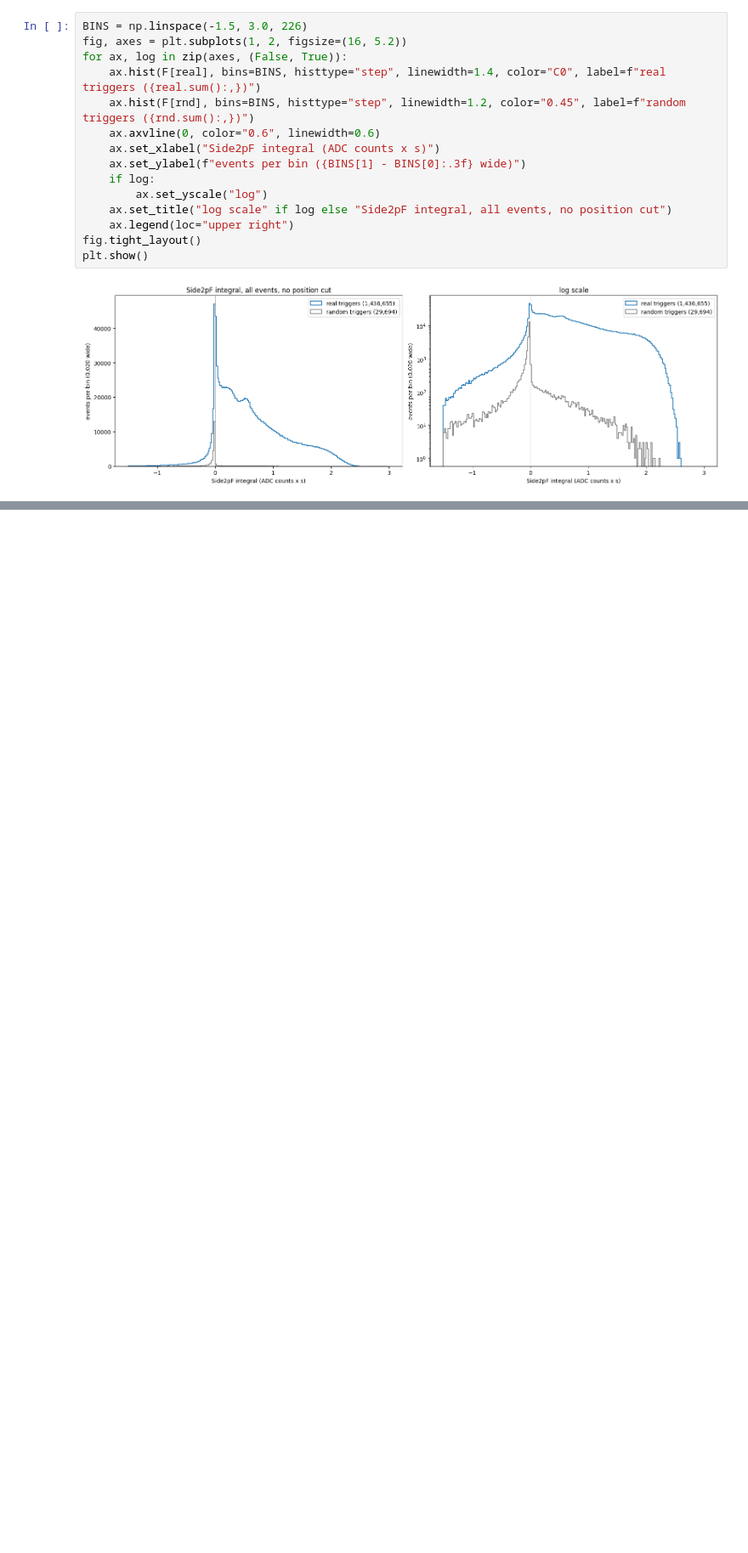
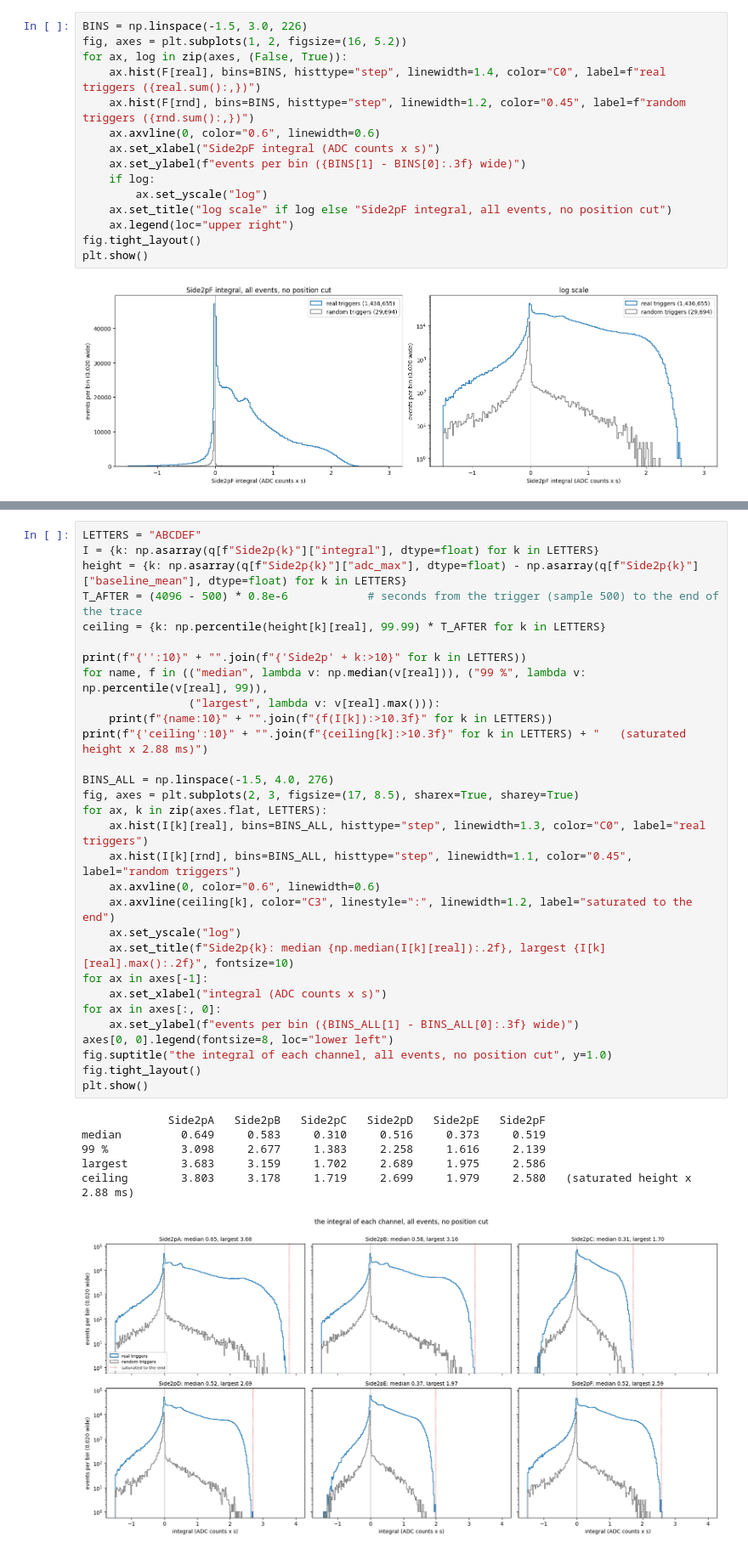
Before and after one commit to villano-lab/NSDF-Data, a Jupyter notebook: data_analysis/R76/notebooks/relcal/spectrum-82v-total.ipynb, the cells around one changed output, grey strips where cells are left out. Shown at 85% size. Cells and saved outputs as stored; diff of their text form; blank space fills up the shorter version.

```diff
--- a/data_analysis/R76/notebooks/relcal/spectrum-82v-total.ipynb
+++ b/data_analysis/R76/notebooks/relcal/spectrum-82v-total.ipynb
@@ -52,0 +57,37 @@ plt.show()
+# %%
+LETTERS = "ABCDEF"
+I = {k: np.asarray(q[f"Side2p{k}"]["integral"], dtype=float) for k in LETTERS}
+height = {k: np.asarray(q[f"Side2p{k}"]["adc_max"], dtype=float) - np.asarray(q[f"Side2p{k}"]["baseline_mean"], dtype=float) for k in LETTERS}
+T_AFTER = (4096 - 500) * 0.8e-6            # seconds from the trigger (sample 500) to the end of the trace
+ceiling = {k: np.percentile(height[k][real], 99.99) * T_AFTER for k in LETTERS}
+
+print(f"{'':10}" + "".join(f"{'Side2p' + k:>10}" for k in LETTERS))
+for name, f in (("median", lambda v: np.median(v[real])), ("99 %", lambda v: np.percentile(v[real], 99)),
+                ("largest", lambda v: v[real].max())):
+    print(f"{name:10}" + "".join(f"{f(I[k]):>10.3f}" for k in LETTERS))
+print(f"{'ceiling':10}" + "".join(f"{ceiling[k]:>10.3f}" for k in LETTERS) + "   (saturated height x 2.88 ms)")
+
+BINS_ALL = np.linspace(-1.5, 4.0, 276)
+fig, axes = plt.subplots(2, 3, figsize=(17, 8.5), sharex=True, sharey=True)
+for ax, k in zip(axes.flat, LETTERS):
+    ax.hist(I[k][real], bins=BINS_ALL, histtype="step", linewidth=1.3, color="C0", label="real triggers")
+    ax.hist(I[k][rnd], bins=BINS_ALL, histtype="step", linewidth=1.1, color="0.45", label="random triggers")
+    ax.axvline(0, color="0.6", linewidth=0.6)
+    ax.axvline(ceiling[k], color="C3", linestyle=":", linewidth=1.2, label="saturated to the end")
+    ax.set_yscale("log")
+    ax.set_title(f"Side2p{k}: median {np.median(I[k][real]):.2f}, largest {I[k][real].max():.2f}", fontsize=10)
+for ax in axes[-1]:
+    ax.set_xlabel("integral (ADC counts x s)")
+for ax in axes[:, 0]:
+    ax.set_ylabel(f"events per bin ({BINS_ALL[1] - BINS_ALL[0]:.3f} wide)")
+axes[0, 0].legend(fontsize=8, loc="lower left")
+fig.suptitle("the integral of each channel, all events, no position cut", y=1.0)
+fig.tight_layout()
+plt.show()
+# %% [output]
+             Side2pA   Side2pB   Side2pC   Side2pD   Side2pE   Side2pF
+median         0.649     0.583     0.310     0.516     0.373     0.519
+99 %           3.098     2.677     1.383     2.258     1.616     2.139
+largest        3.683     3.159     1.702     2.689     1.975     2.586
+ceiling        3.803     3.178     1.719     2.699     1.979     2.580   (saturated height x 2.88 ms)
+[figure, added]
```
Also changed, not shown: parts of 6 cells of this notebook, 1 other file.
